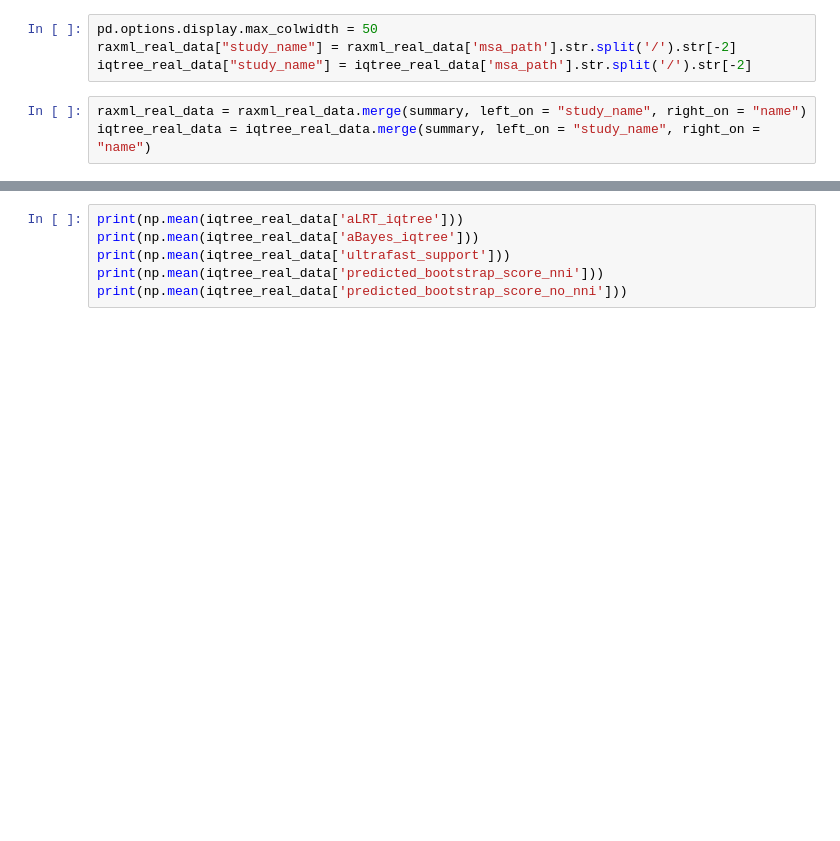
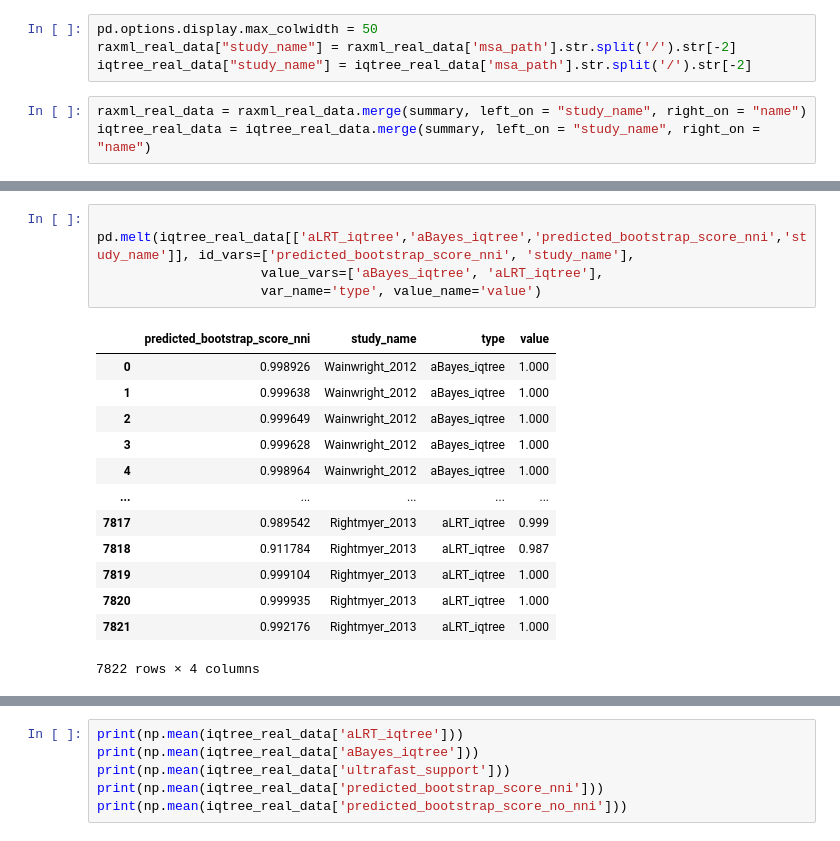
Before and after one commit to noaeker/bootstrap_repo, a Jupyter notebook: python notebooks/real_data_analysis.ipynb, the cells around one changed output, grey strips where cells are left out. Saved outputs shown, nothing was run; the diff lists cells and outputs as text; blank space fills up the shorter version.

```diff
--- a/python notebooks/real_data_analysis.ipynb
+++ b/python notebooks/real_data_analysis.ipynb
@@ -37,3 +40,21 @@ Index(['Unnamed: 0', 'name', 'Total_matrix_cells', 'Undetermined_characters',
+# %%
+ pd.melt(iqtree_real_data[['aLRT_iqtree','aBayes_iqtree','predicted_bootstrap_score_nni','study_name']], id_vars=['predicted_bootstrap_score_nni', 'study_name'],
+                     value_vars=['aBayes_iqtree', 'aLRT_iqtree'],
+                     var_name='type', value_name='value')
+# %% [output]
+|  | predicted_bootstrap_score_nni | study_name | type | value |
+| 0 | 0.998926 | Wainwright_2012 | aBayes_iqtree | 1.000 |
+| 1 | 0.999638 | Wainwright_2012 | aBayes_iqtree | 1.000 |
+| 2 | 0.999649 | Wainwright_2012 | aBayes_iqtree | 1.000 |
+| 3 | 0.999628 | Wainwright_2012 | aBayes_iqtree | 1.000 |
+| 4 | 0.998964 | Wainwright_2012 | aBayes_iqtree | 1.000 |
+| ... | ... | ... | ... | ... |
+| 7817 | 0.989542 | Rightmyer_2013 | aLRT_iqtree | 0.999 |
+| 7818 | 0.911784 | Rightmyer_2013 | aLRT_iqtree | 0.987 |
+| 7819 | 0.999104 | Rightmyer_2013 | aLRT_iqtree | 1.000 |
+| 7820 | 0.999935 | Rightmyer_2013 | aLRT_iqtree | 1.000 |
+| 7821 | 0.992176 | Rightmyer_2013 | aLRT_iqtree | 1.000 |
+7822 rows × 4 columns
 # %%
 import matplotlib.pyplot as plt
 import seaborn as sns
```
Also changed, not shown: parts of 7 cells of this notebook, 1 other file.
